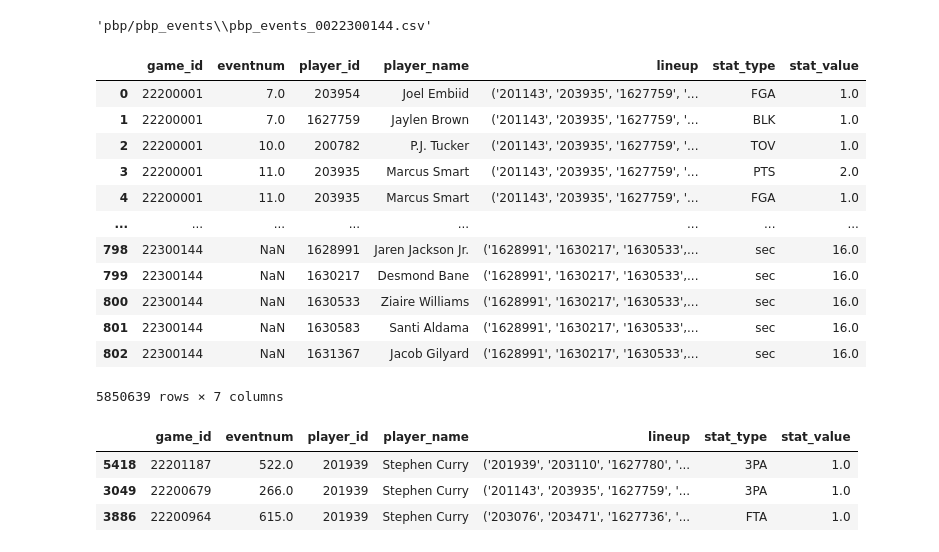
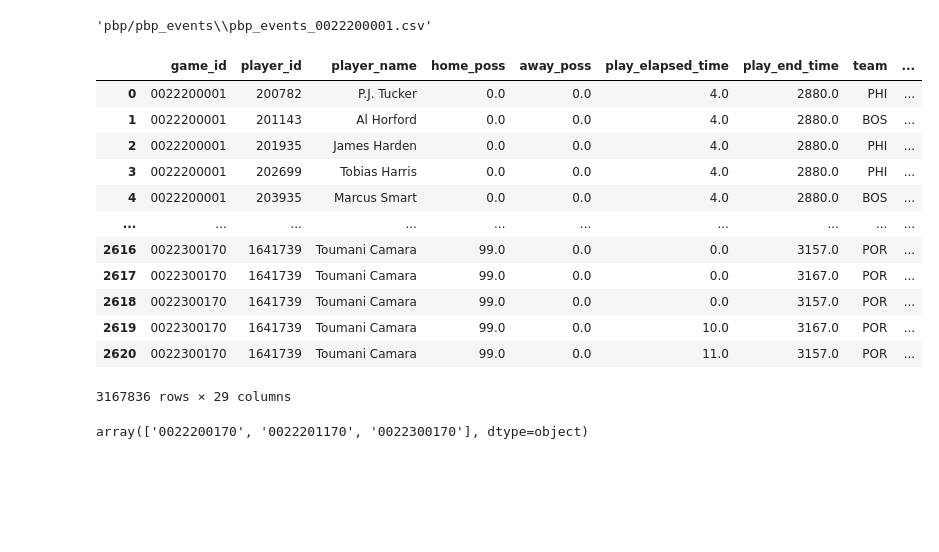
Before and after one commit to madram1423/NBA_betting_model, a Jupyter notebook: trend_finder.ipynb, the cells around one changed output. Cells and saved outputs as stored; diff of their text form; code cells hidden in the pictures; blank space fills up the shorter version.

```diff
--- a/trend_finder.ipynb
+++ b/trend_finder.ipynb
@@ -20,39 +20,29 @@ unabated = load_current_line(unabated_path,'prop_id','time','event_time')
 # %%
-events = glob('pbp/pbp_events/*')
+events = glob('pbp/pbp_events/pbp_events*')
 # %%
-events[-1]
+events[0]
 # %% [output]
-'pbp/pbp_events\\pbp_events_0022300144.csv'
+'pbp/pbp_events\\pbp_events_0022200001.csv'
-# %%
-df = pd.DataFrame()
-for event in events:
-    new = pd.read_csv(event,index_col=0)
-    if df.empty:
-        df = new
-    else:
-        df = pd.concat((df,new))
-df
-# %% [output]
-|  | game_id | eventnum | player_id | player_name | lineup | stat_type | stat_value |
-| 0 | 22200001 | 7.0 | 203954 | Joel Embiid | ('201143', '203935', '1627759', '... | FGA | 1.0 |
-| 1 | 22200001 | 7.0 | 1627759 | Jaylen Brown | ('201143', '203935', '1627759', '... | BLK | 1.0 |
-| 2 | 22200001 | 10.0 | 200782 | P.J. Tucker | ('201143', '203935', '1627759', '... | TOV | 1.0 |
-| 3 | 22200001 | 11.0 | 203935 | Marcus Smart | ('201143', '203935', '1627759', '... | PTS | 2.0 |
-| 4 | 22200001 | 11.0 | 203935 | Marcus Smart | ('201143', '203935', '1627759', '... | FGA | 1.0 |
-| ... | ... | ... | ... | ... | ... | ... | ... |
-| 798 | 22300144 | NaN | 1628991 | Jaren Jackson Jr. | ('1628991', '1630217', '1630533',... | sec | 16.0 |
-| 799 | 22300144 | NaN | 1630217 | Desmond Bane | ('1628991', '1630217', '1630533',... | sec | 16.0 |
-| 800 | 22300144 | NaN | 1630533 | Ziaire Williams | ('1628991', '1630217', '1630533',... | sec | 16.0 |
-| 801 | 22300144 | NaN | 1630583 | Santi Aldama | ('1628991', '1630217', '1630533',... | sec | 16.0 |
-| 802 | 22300144 | NaN | 1631367 | Jacob Gilyard | ('1628991', '1630217', '1630533',... | sec | 16.0 |
-5850639 rows × 7 columns
+# %%
+df = pd.concat(map(lambda x: pd.read_csv(x, index_col=0,dtype={'game_id':str}), events))
+df
+# %% [output]
+|  | game_id | player_id | player_name | home_poss | away_poss | play_elapsed_time | play_end_time | team | ... |
+| 0 | 0022200001 | 200782 | P.J. Tucker | 0.0 | 0.0 | 4.0 | 2880.0 | PHI | ... |
+| 1 | 0022200001 | 201143 | Al Horford | 0.0 | 0.0 | 4.0 | 2880.0 | BOS | ... |
+| 2 | 0022200001 | 201935 | James Harden | 0.0 | 0.0 | 4.0 | 2880.0 | PHI | ... |
+| 3 | 0022200001 | 202699 | Tobias Harris | 0.0 | 0.0 | 4.0 | 2880.0 | PHI | ... |
+| 4 | 0022200001 | 203935 | Marcus Smart | 0.0 | 0.0 | 4.0 | 2880.0 | BOS | ... |
+| ... | ... | ... | ... | ... | ... | ... | ... | ... | ... |
+| 2616 | 0022300170 | 1641739 | Toumani Camara | 99.0 | 0.0 | 0.0 | 3157.0 | POR | ... |
+| 2617 | 0022300170 | 1641739 | Toumani Camara | 99.0 | 0.0 | 0.0 | 3167.0 | POR | ... |
+| 2618 | 0022300170 | 1641739 | Toumani Camara | 99.0 | 0.0 | 0.0 | 3157.0 | POR | ... |
+| 2619 | 0022300170 | 1641739 | Toumani Camara | 99.0 | 0.0 | 10.0 | 3167.0 | POR | ... |
+| 2620 | 0022300170 | 1641739 | Toumani Camara | 99.0 | 0.0 | 11.0 | 3157.0 | POR | ... |
+3167836 rows × 29 columns
+# %%
+df.loc[df.game_id.str.contains('170'),'game_id'].unique()
+# %% [output]
+array(['0022200170', '0022201170', '0022300170'], dtype=object)
 # %%
 df.to_csv('pbp/pbp_events/events_all.csv')
-# %%
-steph =df.loc[df.player_name=='Stephen Curry'].sort_values(by=['game_id','eventnum']).drop_duplicates().reset_index(drop=True)
-steph.sample(3)
-# %% [output]
-|  | game_id | eventnum | player_id | player_name | lineup | stat_type | stat_value |
-| 5418 | 22201187 | 522.0 | 201939 | Stephen Curry | ('201939', '203110', '1627780', '... | 3PA | 1.0 |
-| 3049 | 22200679 | 266.0 | 201939 | Stephen Curry | ('201143', '203935', '1627759', '... | 3PA | 1.0 |
-| 3886 | 22200964 | 615.0 | 201939 | Stephen Curry | ('203076', '203471', '1627736', '... | FTA | 1.0 |
```
Also changed, not shown: parts of 14 cells of this notebook, 7 other files.
